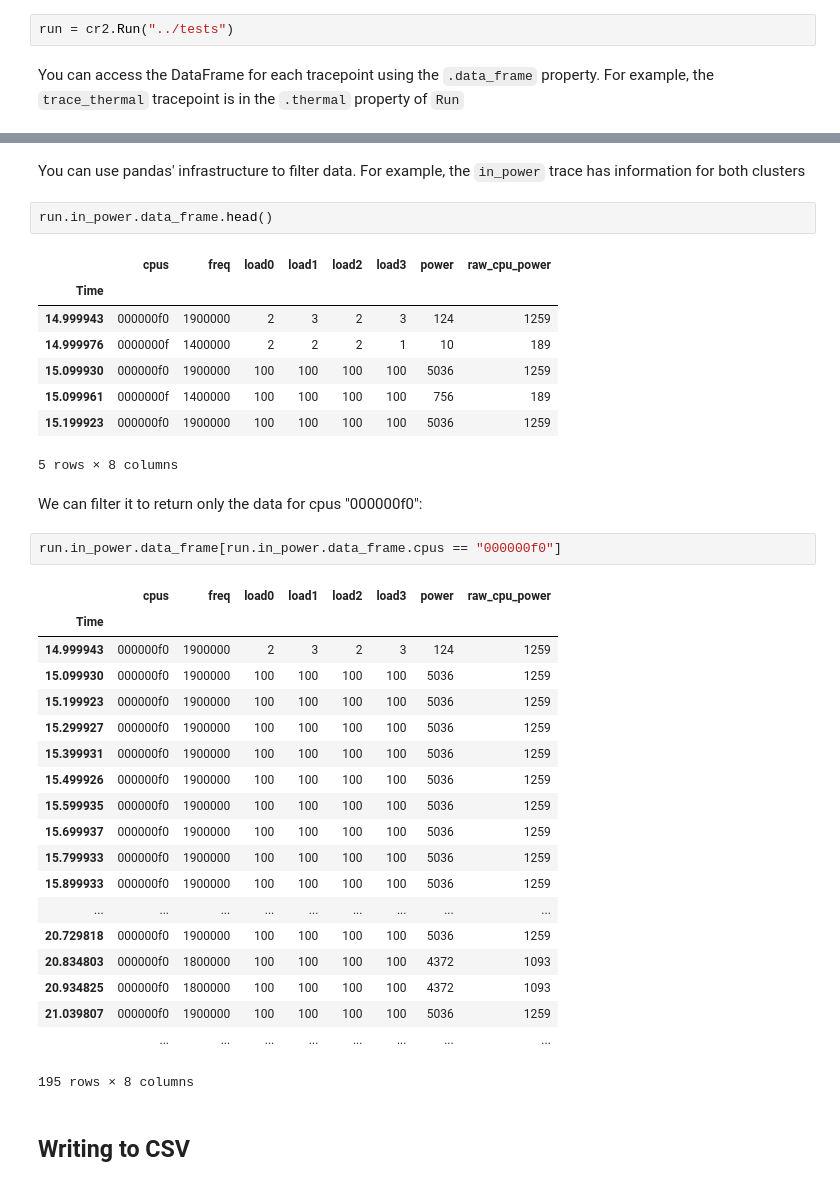
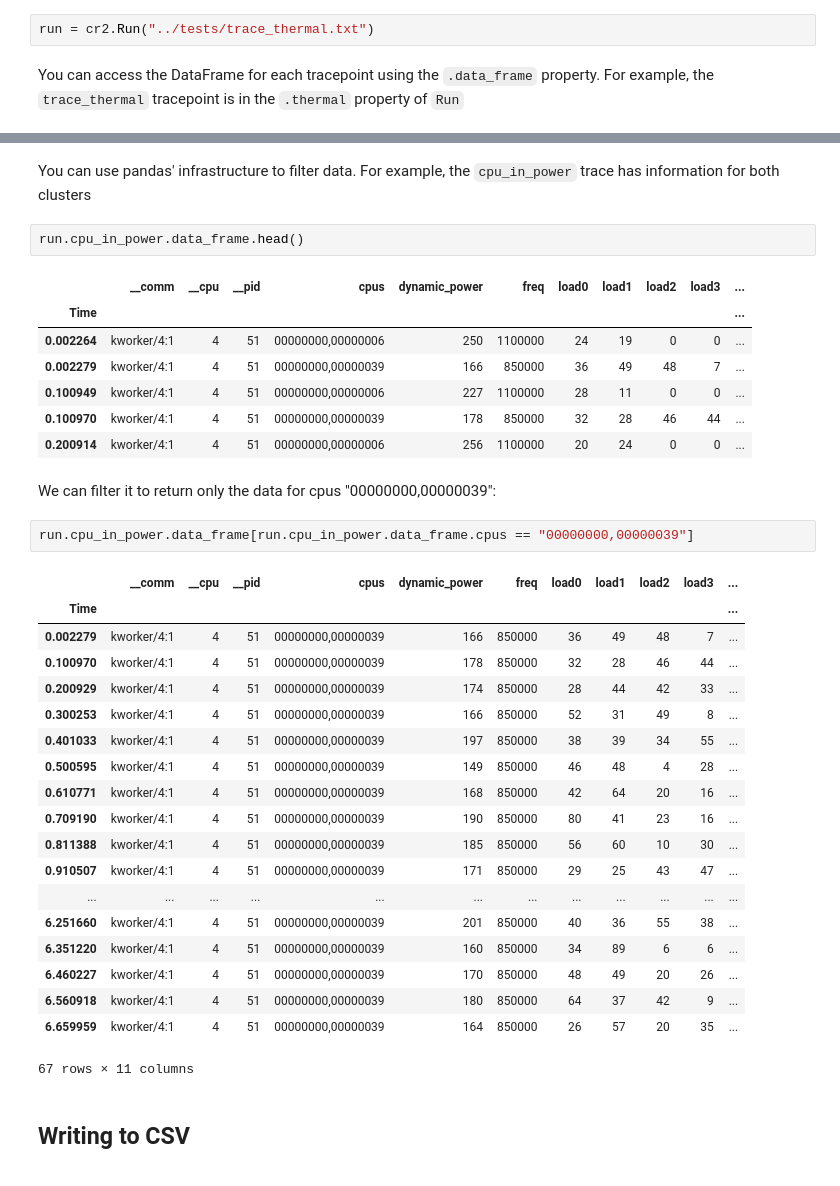
Before and after one commit to ARM-software/lisa, a Jupyter notebook: doc/Run class.ipynb, the cells around one changed output, grey strips where cells are left out. Saved outputs shown, nothing was run; the diff lists cells and outputs as text.

```diff
--- a/doc/Run class.ipynb
+++ b/doc/Run class.ipynb
@@ -15,7 +15,7 @@ Populating the interactive namespace from numpy and matplotlib
 # %% [markdown]
 The `Run` class has one mandatory parameter: the path to `trace.dat`
 # %%
-run = cr2.Run("../tests")
+run = cr2.Run("../tests/trace_thermal.txt")
 # %% [markdown]
 You can access the DataFrame for each tracepoint using the `.data_frame` property.  For example, the `trace_thermal` tracepoint is in the `.thermal` property of `Run`
 # %%
@@ -43,40 +43,39 @@ run.thermal.data_frame
 # %% [markdown]
-You can use pandas' infrastructure to filter data.  For example, the `in_power` trace has information for both clusters
+You can use pandas' infrastructure to filter data.  For example, the `cpu_in_power` trace has information for both clusters
 # %%
-run.in_power.data_frame.head()
+run.cpu_in_power.data_frame.head()
 # %% [output]
-|  | cpus | freq | load0 | load1 | load2 | load3 | power | raw_cpu_power |
-| Time |  |  |  |  |  |  |  |  |
-| 14.999943 | 000000f0 | 1900000 | 2 | 3 | 2 | 3 | 124 | 1259 |
-| 14.999976 | 0000000f | 1400000 | 2 | 2 | 2 | 1 | 10 | 189 |
-| 15.099930 | 000000f0 | 1900000 | 100 | 100 | 100 | 100 | 5036 | 1259 |
-| 15.099961 | 0000000f | 1400000 | 100 | 100 | 100 | 100 | 756 | 189 |
-| 15.199923 | 000000f0 | 1900000 | 100 | 100 | 100 | 100 | 5036 | 1259 |
+|  | __comm | __cpu | __pid | cpus | dynamic_power | freq | load0 | load1 | load2 | load3 | ... |
+| Time |  |  |  |  |  |  |  |  |  |  | ... |
+| 0.002264 | kworker/4:1 | 4 | 51 | 00000000,00000006 | 250 | 1100000 | 24 | 19 | 0 | 0 | ... |
+| 0.002279 | kworker/4:1 | 4 | 51 | 00000000,00000039 | 166 | 850000 | 36 | 49 | 48 | 7 | ... |
+| 0.100949 | kworker/4:1 | 4 | 51 | 00000000,00000006 | 227 | 1100000 | 28 | 11 | 0 | 0 | ... |
+| 0.100970 | kworker/4:1 | 4 | 51 | 00000000,00000039 | 178 | 850000 | 32 | 28 | 46 | 44 | ... |
+| 0.200914 | kworker/4:1 | 4 | 51 | 00000000,00000006 | 256 | 1100000 | 20 | 24 | 0 | 0 | ... |
-5 rows × 8 columns
 # %% [markdown]
-We can filter it to return only the data for cpus "000000f0":
+We can filter it to return only the data for cpus "00000000,00000039":
 # %%
-run.in_power.data_frame[run.in_power.data_frame.cpus == "000000f0"]
+run.cpu_in_power.data_frame[run.cpu_in_power.data_frame.cpus == "00000000,00000039"]
 # %% [output]
-|  | cpus | freq | load0 | load1 | load2 | load3 | power | raw_cpu_power |
-| Time |  |  |  |  |  |  |  |  |
-| 14.999943 | 000000f0 | 1900000 | 2 | 3 | 2 | 3 | 124 | 1259 |
-| 15.099930 | 000000f0 | 1900000 | 100 | 100 | 100 | 100 | 5036 | 1259 |
-| 15.199923 | 000000f0 | 1900000 | 100 | 100 | 100 | 100 | 5036 | 1259 |
-| 15.299927 | 000000f0 | 1900000 | 100 | 100 | 100 | 100 | 5036 | 1259 |
-| 15.399931 | 000000f0 | 1900000 | 100 | 100 | 100 | 100 | 5036 | 1259 |
-| 15.499926 | 000000f0 | 1900000 | 100 | 100 | 100 | 100 | 5036 | 1259 |
-| 15.599935 | 000000f0 | 1900000 | 100 | 100 | 100 | 100 | 5036 | 1259 |
-| 15.699937 | 000000f0 | 1900000 | 100 | 100 | 100 | 100 | 5036 | 1259 |
-| 15.799933 | 000000f0 | 1900000 | 100 | 100 | 100 | 100 | 5036 | 1259 |
-| 15.899933 | 000000f0 | 1900000 | 100 | 100 | 100 | 100 | 5036 | 1259 |
-| ... | ... | ... | ... | ... | ... | ... | ... | ... |
-| 20.729818 | 000000f0 | 1900000 | 100 | 100 | 100 | 100 | 5036 | 1259 |
-| 20.834803 | 000000f0 | 1800000 | 100 | 100 | 100 | 100 | 4372 | 1093 |
-| 20.934825 | 000000f0 | 1800000 | 100 | 100 | 100 | 100 | 4372 | 1093 |
-| 21.039807 | 000000f0 | 1900000 | 100 | 100 | 100 | 100 | 5036 | 1259 |
-|  | ... | ... | ... | ... | ... | ... | ... | ... |
+|  | __comm | __cpu | __pid | cpus | dynamic_power | freq | load0 | load1 | load2 | load3 | ... |
+| Time |  |  |  |  |  |  |  |  |  |  | ... |
+| 0.002279 | kworker/4:1 | 4 | 51 | 00000000,00000039 | 166 | 850000 | 36 | 49 | 48 | 7 | ... |
+| 0.100970 | kworker/4:1 | 4 | 51 | 00000000,00000039 | 178 | 850000 | 32 | 28 | 46 | 44 | ... |
+| 0.200929 | kworker/4:1 | 4 | 51 | 00000000,00000039 | 174 | 850000 | 28 | 44 | 42 | 33 | ... |
+| 0.300253 | kworker/4:1 | 4 | 51 | 00000000,00000039 | 166 | 850000 | 52 | 31 | 49 | 8 | ... |
+| 0.401033 | kworker/4:1 | 4 | 51 | 00000000,00000039 | 197 | 850000 | 38 | 39 | 34 | 55 | ... |
+| 0.500595 | kworker/4:1 | 4 | 51 | 00000000,00000039 | 149 | 850000 | 46 | 48 | 4 | 28 | ... |
+| 0.610771 | kworker/4:1 | 4 | 51 | 00000000,00000039 | 168 | 850000 | 42 | 64 | 20 | 16 | ... |
+| 0.709190 | kworker/4:1 | 4 | 51 | 00000000,00000039 | 190 | 850000 | 80 | 41 | 23 | 16 | ... |
+| 0.811388 | kworker/4:1 | 4 | 51 | 00000000,00000039 | 185 | 850000 | 56 | 60 | 10 | 30 | ... |
+| 0.910507 | kworker/4:1 | 4 | 51 | 00000000,00000039 | 171 | 850000 | 29 | 25 | 43 | 47 | ... |
+| ... | ... | ... | ... | ... | ... | ... | ... | ... | ... | ... | ... |
+| 6.251660 | kworker/4:1 | 4 | 51 | 00000000,00000039 | 201 | 850000 | 40 | 36 | 55 | 38 | ... |
+| 6.351220 | kworker/4:1 | 4 | 51 | 00000000,00000039 | 160 | 850000 | 34 | 89 | 6 | 6 | ... |
+| 6.460227 | kworker/4:1 | 4 | 51 | 00000000,00000039 | 170 | 850000 | 48 | 49 | 20 | 26 | ... |
+| 6.560918 | kworker/4:1 | 4 | 51 | 00000000,00000039 | 180 | 850000 | 64 | 37 | 42 | 9 | ... |
+| 6.659959 | kworker/4:1 | 4 | 51 | 00000000,00000039 | 164 | 850000 | 26 | 57 | 20 | 35 | ... |
-195 rows × 8 columns
+67 rows × 11 columns
 # %% [markdown]
 ## Writing to CSV
 # %% [markdown]
```
Also changed, not shown: parts of 1 cell of this notebook, 7 other files.
